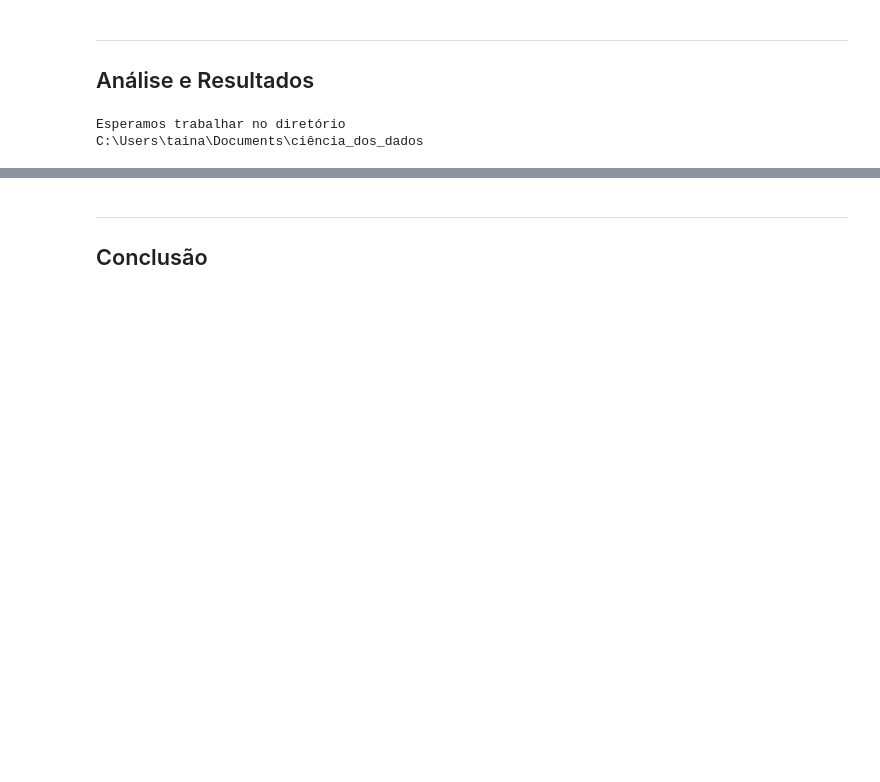
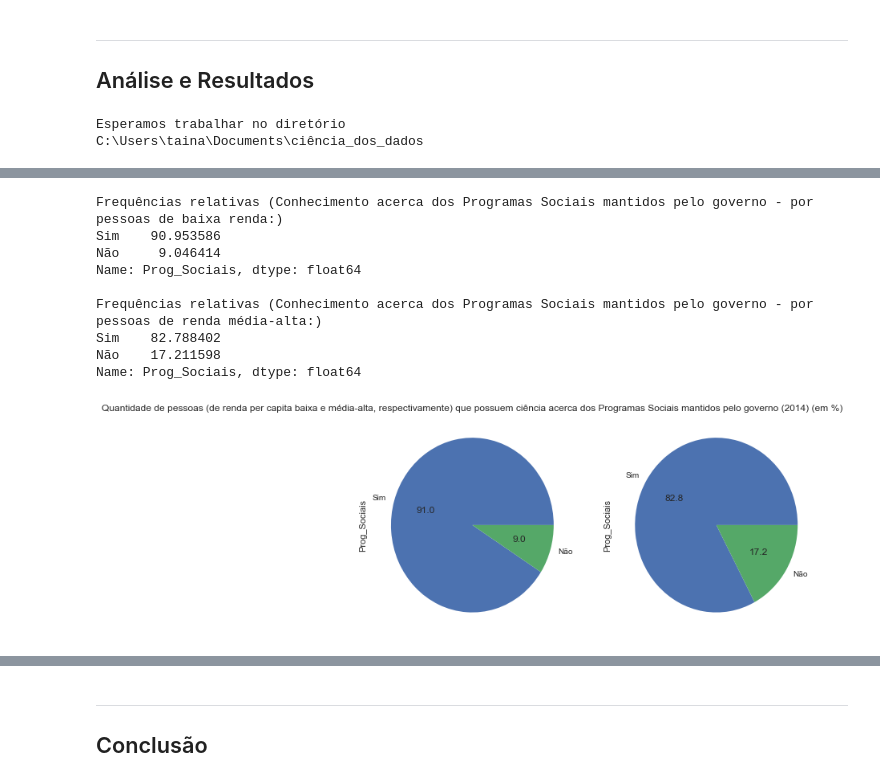
Before and after one commit to tainarasm/Ci-ncia-dos-Dados, a Jupyter notebook: Projeto1 Layout.ipynb, the cells around one changed output, grey strips where cells are left out. Cells and saved outputs as stored; diff of their text form; code cells hidden in the pictures; blank space fills up the shorter version.

```diff
--- a/Projeto1 Layout.ipynb
+++ b/Projeto1 Layout.ipynb
@@ -205,0 +214,46 @@ Name: Radio, dtype: int64
+# %%
+df2 = pd.DataFrame({'Média e Alta Renda': data.V4622,
+                   'Radio': data.V0225,
+                   'TV_cores': data.V0226,
+                   'Internet': data.V02322,
+                   'Info_Cad_Único' : data.V33001,
+                   'Prog_Sociais' : data.V33002})
+
+df2 = df2[(data.V4622==3) | (data.V4622==4) | (data.V4622==5) | (data.V4622==6) | (data.V4622==7)]
+df2 = df2[(data.UF>=11) & (data.UF<=29)]
+
+df2 = df2.dropna()
+df2.Info_Cad_Único = df2.Info_Cad_Único.astype('category')
+df2.Info_Cad_Único.cat.categories = (['Não'])
+df2.Internet = df2.Internet.astype('category')
+df2.Internet.cat.categories = (['Sim', 'Não'])
+df2.Prog_Sociais = df2.Prog_Sociais.astype('category')
+df2.Prog_Sociais.cat.categories = (['Sim','Não'])
+df2.Radio = df2.Radio.astype('category')
+df2.Radio.cat.categories = (['Sim','Não'])
+df2.TV_cores = df2.TV_cores.astype('category')
+df2.TV_cores.cat.categories = (['Sim','Não'])
+# %%
+fig, axes = plt.subplots(nrows=1, ncols=2)
+
+abs_relat_prog_sociais = df.Prog_Sociais.value_counts(True)*100
+print('Frequências relativas (Conhecimento acerca dos Programas Sociais mantidos pelo governo - por pessoas de baixa renda:)')
+print(abs_relat_prog_sociais,'\n')
+porcen_1 = abs_relat_prog_sociais.plot.pie(title='Quantidade de pessoas (de renda per capita baixa e média-alta, respectivamente) que possuem ciência acerca dos Programas Sociais mantidos pelo governo (2014) (em %)',autopct='%.1f', figsize=[10,5], ax=axes[0])
+
+
+abs_relat2_prog_sociais = df2.Prog_Sociais.value_counts(True)*100
+print('Frequências relativas (Conhecimento acerca dos Programas Sociais mantidos pelo governo - por pessoas de renda média-alta:)')
+print(abs_relat2_prog_sociais,'\n')
+porcen_1_1 = abs_relat2_prog_sociais.plot.pie(autopct='%.1f', figsize=[10,5], ax=axes[1])
+# %% [output]
+Frequências relativas (Conhecimento acerca dos Programas Sociais mantidos pelo governo - por pessoas de baixa renda:)
+Sim    90.953586
+Não     9.046414
+Name: Prog_Sociais, dtype: float64
+
+Frequências relativas (Conhecimento acerca dos Programas Sociais mantidos pelo governo - por pessoas de renda média-alta:)
+Sim    82.788402
+Não    17.211598
+Name: Prog_Sociais, dtype: float64
+[figure, added]
```
Also changed, not shown: parts of 32 cells of this notebook, 3 other files.
